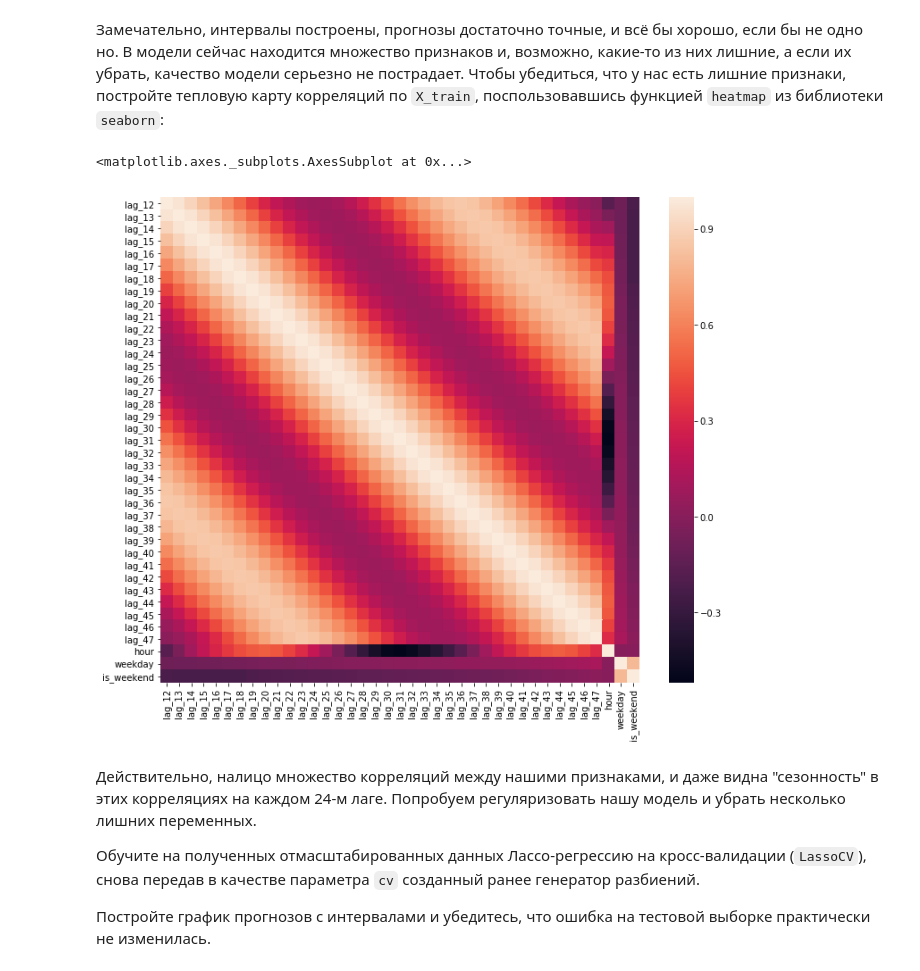
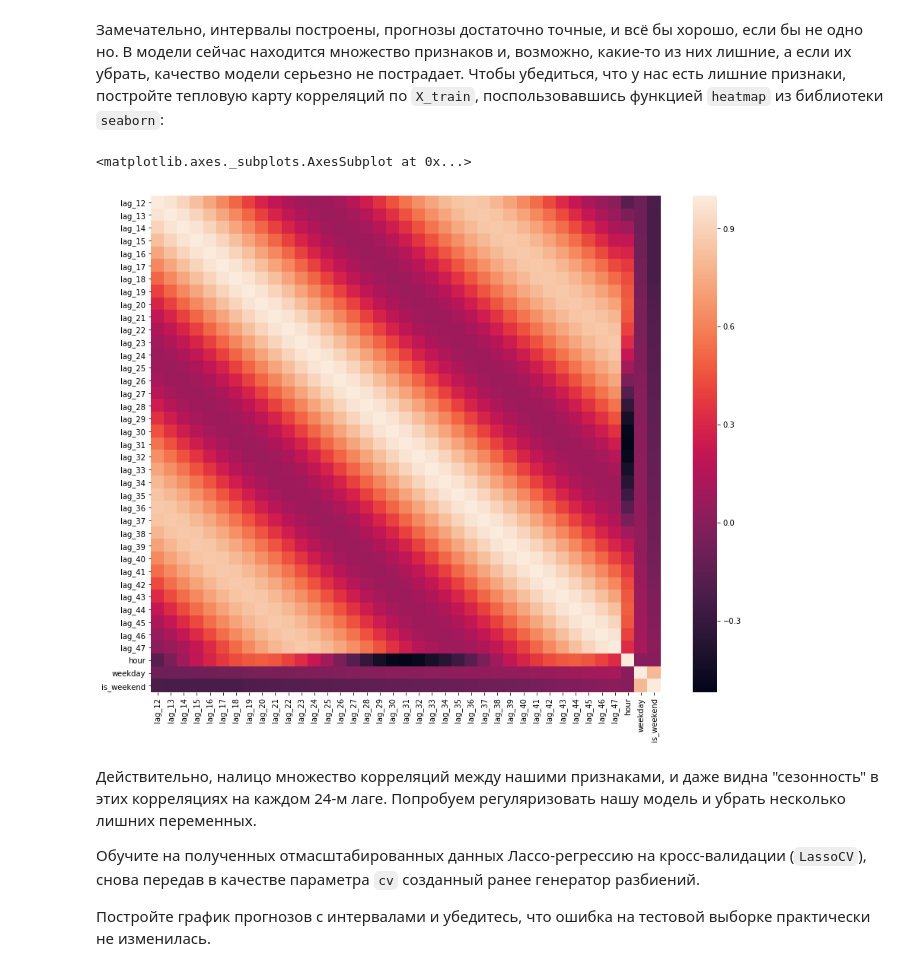
Before and after one commit to maxsaprykin/MLClass, a Jupyter notebook: hw9/hw9_session3_time_series.ipynb, the cells around one changed output. Saved outputs shown, nothing was run; the diff lists cells and outputs as text; code cells hidden in the pictures.

```diff
--- a/hw9/hw9_session3_time_series.ipynb
+++ b/hw9/hw9_session3_time_series.ipynb
@@ -134,6 +136,11 @@ def prepareData(data, lag_start=5, lag_end=14, test_size=0.15, target_encoding=F
 # %%
 # Ваш код здесь
 X_train, X_test, y_train, y_test = prepareData(df, lag_start=12, lag_end=48, test_size=0.3)
+# %%
+scaler = StandardScaler()
+scaler.fit(X_train)
+X_train_scaled = scaler.transform(X_train)
+X_test_scaled = scaler.transform(X_test)
 # %% [markdown]
 Теперь обучите простую линейную регрессию на полученных данных:
 # %%
@@ -265,11 +272,11 @@ getCoefficients(lr)
 # %% [markdown]
 Замечательно, интервалы построены, прогнозы достаточно точные, и всё бы хорошо, если бы не одно но. В модели сейчас находится множество признаков и, возможно, какие-то из них лишние, а если их убрать, качество модели серьезно не пострадает. Чтобы убедиться, что у нас есть лишние признаки, постройте тепловую карту корреляций по `X_train`, поспользовавшись функцией `heatmap` из библиотеки `seaborn`:
 # %%
-plt.figure(figsize=(12, 10))
+plt.figure(figsize=(15, 12))
 sns.heatmap(X_train.corr())
 # %% [output]
 <matplotlib.axes._subplots.AxesSubplot at 0x...>
-[figure, old version]
+[figure, new version]
 # %% [markdown]
 Действительно, налицо множество корреляций между нашими признаками, и даже видна "сезонность" в этих корреляциях на каждом 24-м лаге. Попробуем регуляризовать нашу модель и убрать несколько лишних переменных.
 
```
Also changed, not shown: parts of 15 cells of this notebook, 1 other file.
